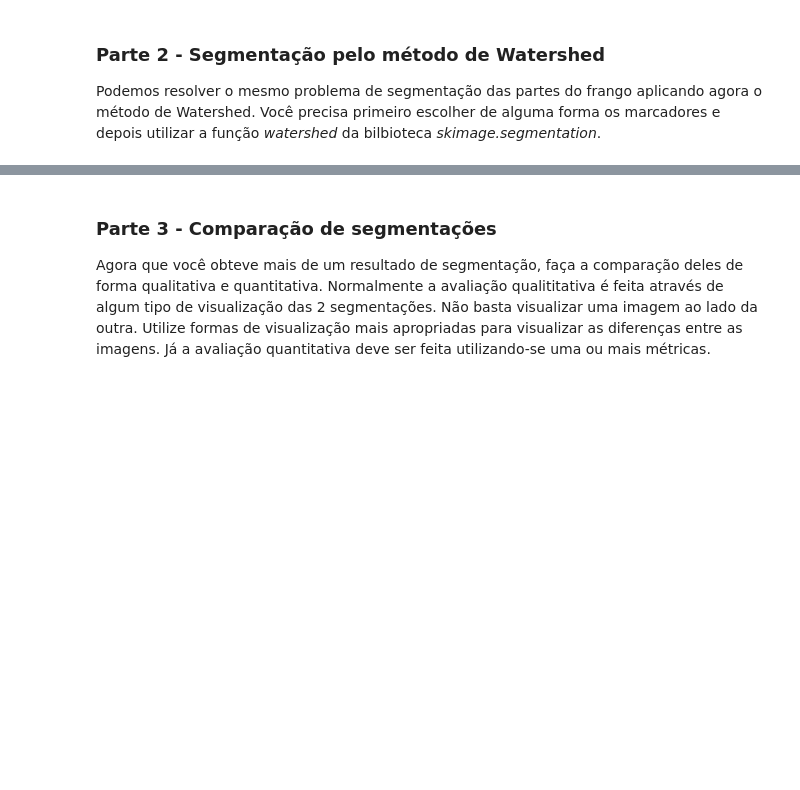
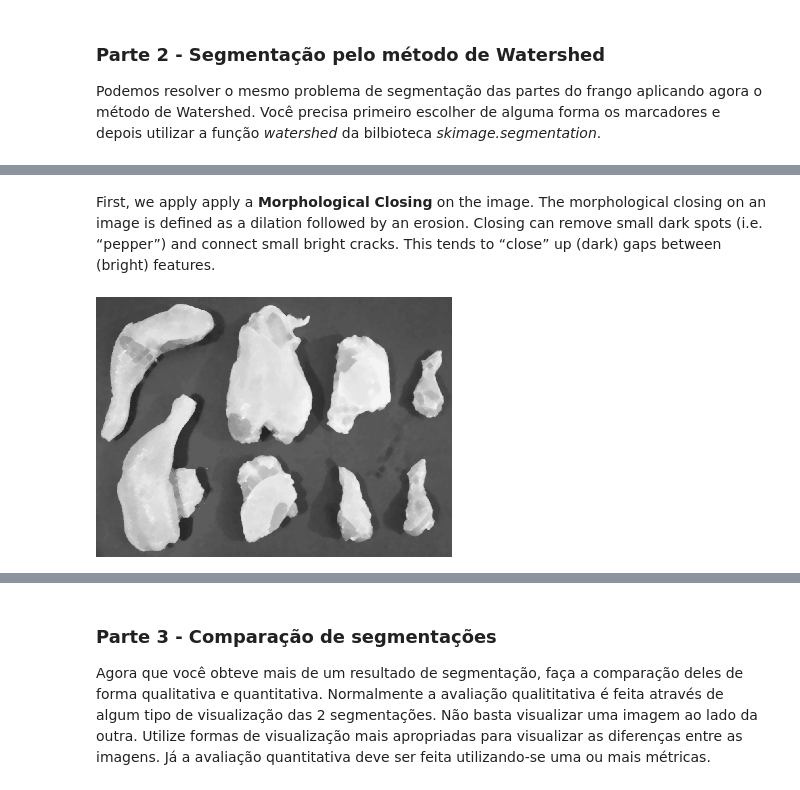
Before and after one commit to andre91998/EA979, a Jupyter notebook: 1S2020/EA979A_Ex05_AndreMedeiros.ipynb, the cells around one changed output, grey strips where cells are left out. Cells and saved outputs as stored; diff of their text form; code cells hidden in the pictures; blank space fills up the shorter version.

```diff
--- a/1S2020/EA979A_Ex05_AndreMedeiros.ipynb
+++ b/1S2020/EA979A_Ex05_AndreMedeiros.ipynb
@@ -34,0 +156,9 @@ Podemos resolver o mesmo problema de segmentação das partes do frango aplicand
+# %% [markdown]
+First, we apply apply a <strong>Morphological Closing</strong> on the image. The morphological closing on an image is defined as a dilation followed by an erosion. Closing can remove small dark spots (i.e. “pepper”) and connect small bright cracks. This tends to “close” up (dark) gaps between (bright) features.
+# %%
+f = Image.open('../data/chickparts.tif')
+a = np.array(f)
+b = mm.closing(a, mm.disk(2))
+Image.fromarray(b)
+# %% [output]
+[figure, added]
```
Also changed, not shown: parts of 25 cells of this notebook.
